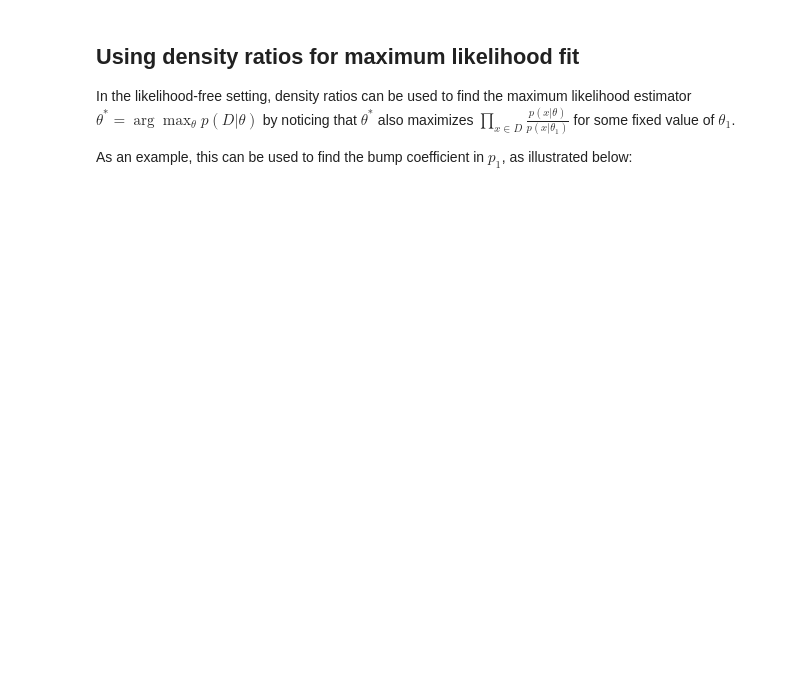
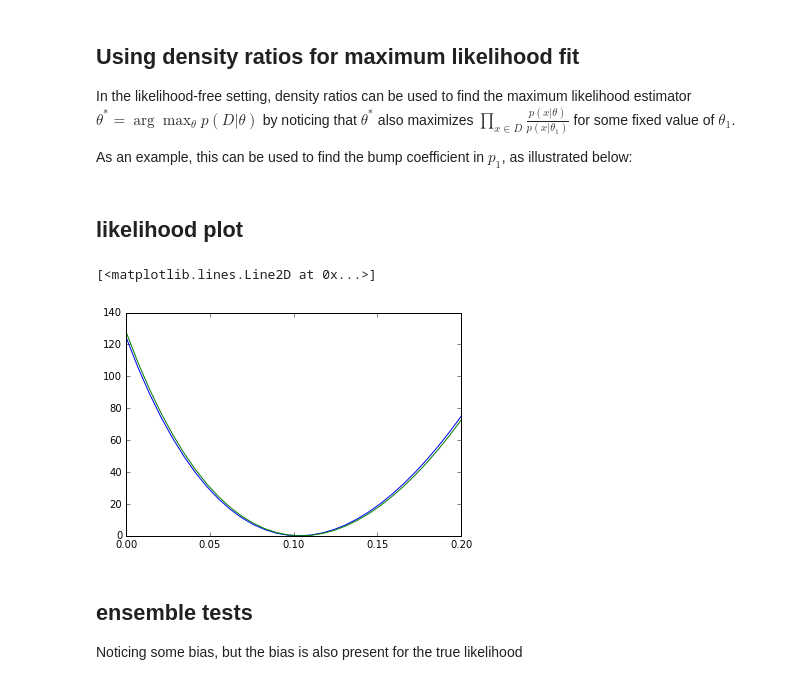
Before and after one commit to cranmer/carl-notebooks, a Jupyter notebook: Approximating likelihood ratios with calibrated classifiers.ipynb, the cells around one changed output. Drawn from its saved outputs; the diff is of its cells as text; code cells hidden in the pictures; blank space fills up the shorter version.

```diff
--- a/Approximating likelihood ratios with calibrated classifiers.ipynb
+++ b/Approximating likelihood ratios with calibrated classifiers.ipynb
@@ -36,3 +38,6 @@ X_true = p0.rvs(5000)
+# %%
+N_obs_samples=5000
+X_true = p0.rvs(N_obs_samples)
 # %%
 reals = np.linspace(-5, 5, num=1000)
 plt.plot(reals, p0.pdf(reals.reshape(-1, 1)), label=r"$p(x|\theta_0)$", color="b")
@@ -102,4 +117,49 @@ plt.show()
 In the likelihood-free setting, density ratios can be used to find the maximum likelihood estimator $\theta^* = \arg \max_{\theta} p(D | \theta)$ by noticing that $\theta^*$ also maximizes $\prod_{x \in D} \frac{p(x|\theta)}{p(x|\theta_1)}$ for some fixed value of $\theta_1$.
 
 As an example, this can be used to find the bump coefficient in $p_1$, as illustrated below:
+# %% [markdown]
+## likelihood plot
+# %%
+def vectorize(func):
+    def wrapper(X):
+        v = np.zeros(len(X))
+
+        for i, x_i in enumerate(X):
+            v[i] = func(x_i)
+
+        return v.reshape(-1, 1)
+
+    return wrapper
+# %%
+def nll_true(theta):
+    g.set_value(theta)  # this indirectly updates weights in p1,
+                           # along with the density ratios computed by cc
+                           # (without having to retrain the classifiers since
+                           # g only affects the weights!)
+
+    return (p0.nnlf(X_true) - p1.nnlf(X_true)).sum()
+
+def nll_approx(theta):
+    g.set_value(theta)  # this indirectly updates weights in p1,
+                           # along with the density ratios computed by cc
+                           # (without having to retrain the classifiers since
+                           # g only affects the weights!)
+
+    cc = cc_decomposed
+
+    return -np.sum(cc.predict(X_true, log=True))
+# %%
+g_scan = np.linspace(0.0, 2*bump_coefficient,30)
+nll_true_scan = vectorize(nll_true)(g_scan)
+nll_approx_scan = vectorize(nll_approx)(g_scan)
+
+plt.plot(g_scan, nll_true_scan-nll_true_scan.min())
+plt.plot(g_scan, nll_approx_scan-nll_approx_scan.min())
+# %% [output]
+[<matplotlib.lines.Line2D at 0x...>]
+[figure, added]
+# %% [markdown]
+## ensemble tests
+
+Noticing some bias, but the bias is also present for the true likelihood
 # %%
```
Also changed, not shown: parts of 13 cells of this notebook.
